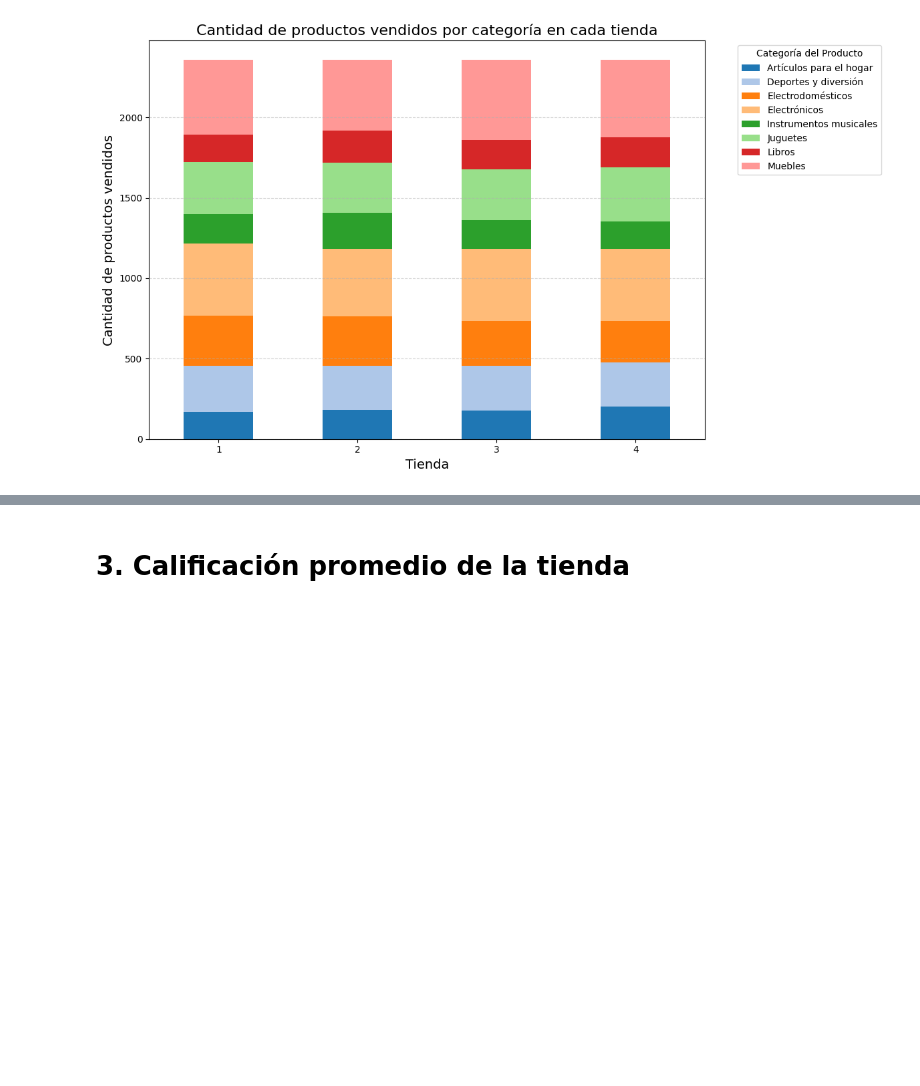
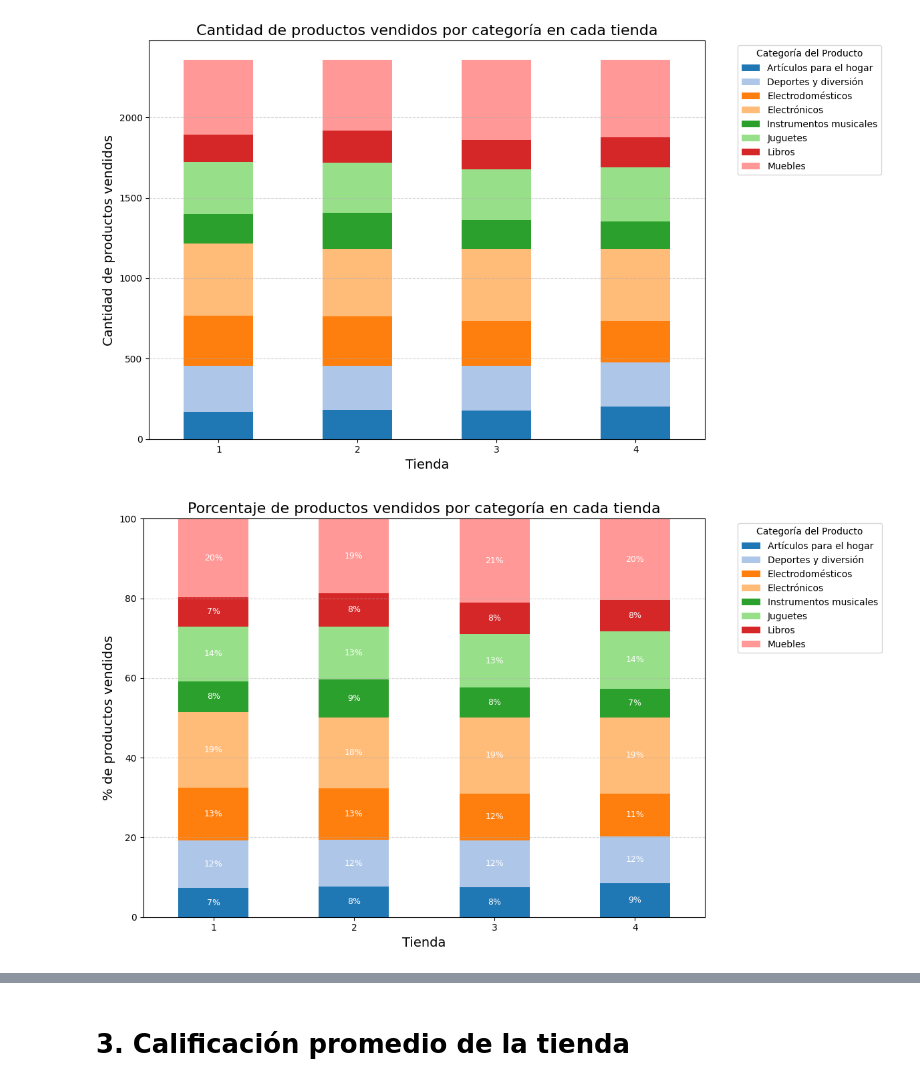
Before and after one commit to MaxCPietro/Challenge-PythonG8, a Jupyter notebook: AnalisisFacturacion_G8_C2.ipynb, the cells around one changed output, grey strips where cells are left out. Drawn from its saved outputs; the diff is of its cells as text; code cells hidden in the pictures; blank space fills up the shorter version.

Commit message:
correcciones sobre punto de categoria

```diff
--- a/AnalisisFacturacion_G8_C2.ipynb
+++ b/AnalisisFacturacion_G8_C2.ipynb
@@ -259,3 +259,43 @@ def plot_categorias_por_tienda(categoriasVend: pd.DataFrame):
 plot_categorias_por_tienda(categoriasVend)
 # %% [output]
 [figure]
+# %%
+import matplotlib.pyplot as plt
+
+def plot_categorias_por_tienda_pct(categoriasVend: pd.DataFrame):
+    '''
+    Gráfico de barras apiladas con el % de productos vendidos por categoría en cada tienda.
+    '''
+    # Pivotear y calcular porcentajes por tienda
+    pivot_df = categoriasVend.pivot(index='tienda', columns='Categoría del Producto', values='cantidad').fillna(0)
+    pivot_pct = pivot_df.div(pivot_df.sum(axis=1), axis=0) * 100
+
+    # Colores para categorías
+    colores = plt.cm.tab20.colors[:len(pivot_pct.columns)]
+
+    # Crear figura y gráfico
+    ax = pivot_pct.plot(kind='bar', stacked=True, figsize=(12, 7), color=colores)
+
+    # Agregar etiquetas con el porcentaje sobre cada segmento
+    for i, row in enumerate(pivot_pct.values):
+        bottom = 0
+        for j, val in enumerate(row):
+            if val > 2:  # Solo mostrar si el porcentaje es mayor a 2% para evitar ruido visual
+                ax.text(i, bottom + val / 2, f'{val:.0f}%', ha='center', va='center', fontsize=9, color='white')
+            bottom += val
+
+    # Estética
+    plt.title('Porcentaje de productos vendidos por categoría en cada tienda', fontsize=16)
+    plt.xlabel('Tienda', fontsize=14)
+    plt.ylabel('% de productos vendidos', fontsize=14)
+    plt.xticks(rotation=0)
+    plt.legend(title='Categoría del Producto', bbox_to_anchor=(1.05, 1), loc='upper left')
+    plt.ylim(0, 100)
+    plt.tight_layout()
+    plt.grid(axis='y', linestyle='--', alpha=0.5)
+    plt.show()
+
+# Ejecutar visualización
+plot_categorias_por_tienda_pct(categoriasVend)
+# %% [output]
+[figure, added]
```
Also changed, not shown: parts of 3 cells of this notebook.
